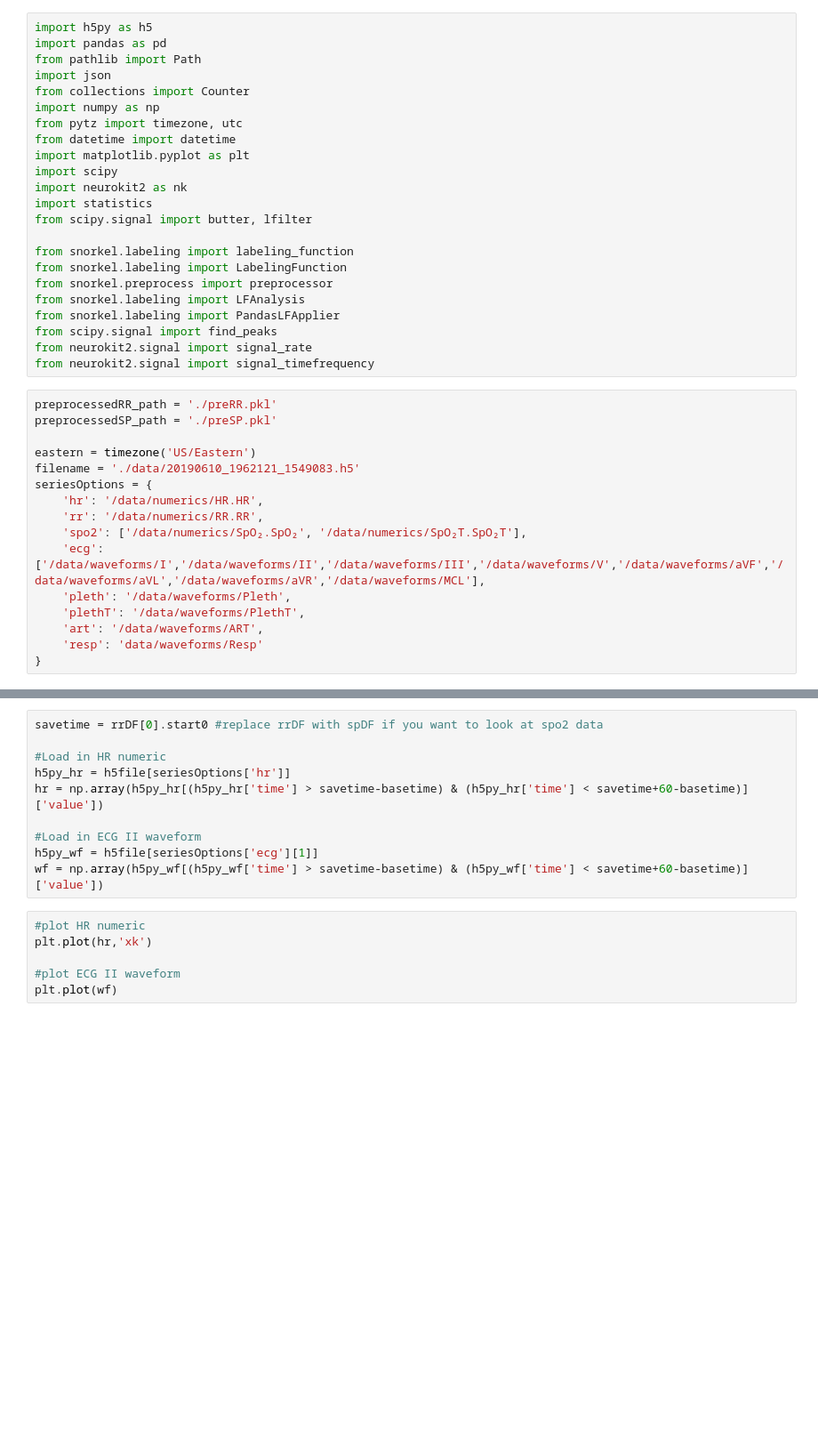
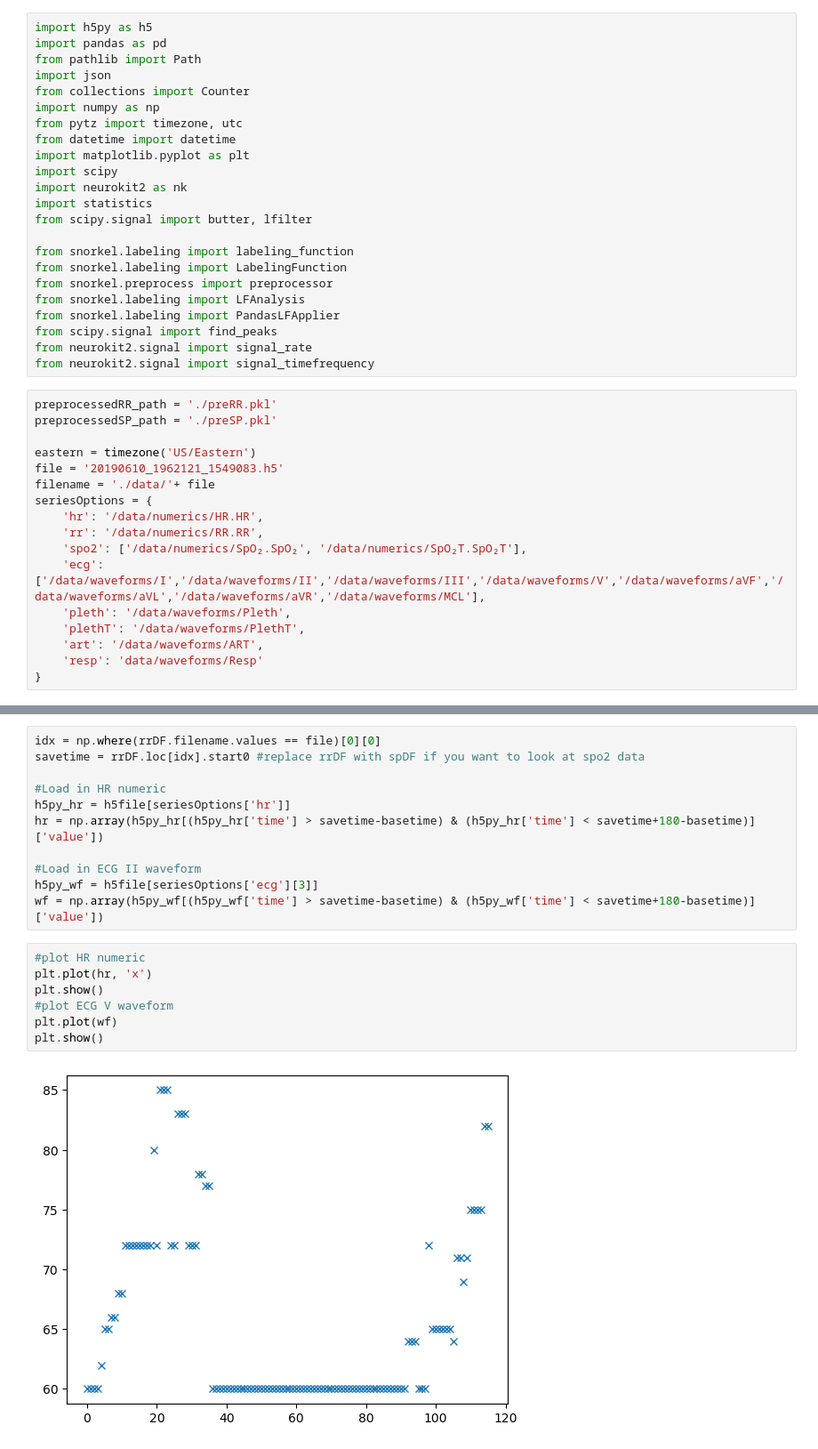
Before and after one commit to autonlab/weakVSAlertsAdjudicator, a Jupyter notebook: visualizeData.ipynb, the cells around one changed output, grey strips where cells are left out. Shown at 89% size. Drawn from its saved outputs; the diff is of its cells as text; blank space fills up the shorter version.

```diff
--- a/visualizeData.ipynb
+++ b/visualizeData.ipynb
@@ -26,7 +26,8 @@ preprocessedRR_path = './preRR.pkl'
 preprocessedSP_path = './preSP.pkl'
 
 eastern = timezone('US/Eastern')
-filename = './data/20190610_1962121_1549083.h5'
+file = '20190610_1962121_1549083.h5'
+filename = './data/'+ file
 seriesOptions = {
     'hr': '/data/numerics/HR.HR',
     'rr': '/data/numerics/RR.RR',
@@ -52,16 +70,20 @@ print(basetime)
 # %%
-savetime = rrDF[0].start0 #replace rrDF with spDF if you want to look at spo2 data
+idx = np.where(rrDF.filename.values == file)[0][0]
+savetime = rrDF.loc[idx].start0 #replace rrDF with spDF if you want to look at spo2 data
 
 #Load in HR numeric
 h5py_hr = h5file[seriesOptions['hr']]
-hr = np.array(h5py_hr[(h5py_hr['time'] > savetime-basetime) & (h5py_hr['time'] < savetime+60-basetime)]['value'])
+hr = np.array(h5py_hr[(h5py_hr['time'] > savetime-basetime) & (h5py_hr['time'] < savetime+180-basetime)]['value'])
 
 #Load in ECG II waveform
-h5py_wf = h5file[seriesOptions['ecg'][1]]
-wf = np.array(h5py_wf[(h5py_wf['time'] > savetime-basetime) & (h5py_wf['time'] < savetime+60-basetime)]['value'])
+h5py_wf = h5file[seriesOptions['ecg'][3]]
+wf = np.array(h5py_wf[(h5py_wf['time'] > savetime-basetime) & (h5py_wf['time'] < savetime+180-basetime)]['value'])
 # %%
 #plot HR numeric
-plt.plot(hr,'xk')
-
-#plot ECG II waveform
+plt.plot(hr, 'x')
+plt.show()
+#plot ECG V waveform
 plt.plot(wf)
+plt.show()
+# %% [output]
+[figure, added]
```
Also changed, not shown: parts of 4 cells of this notebook.
